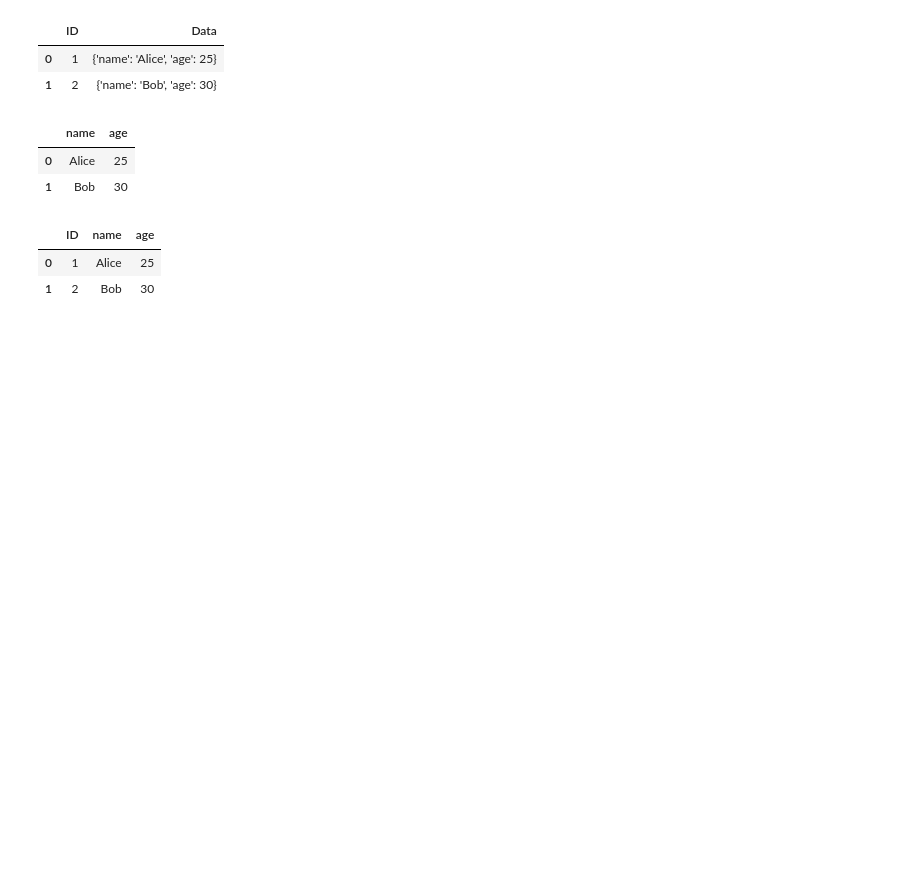
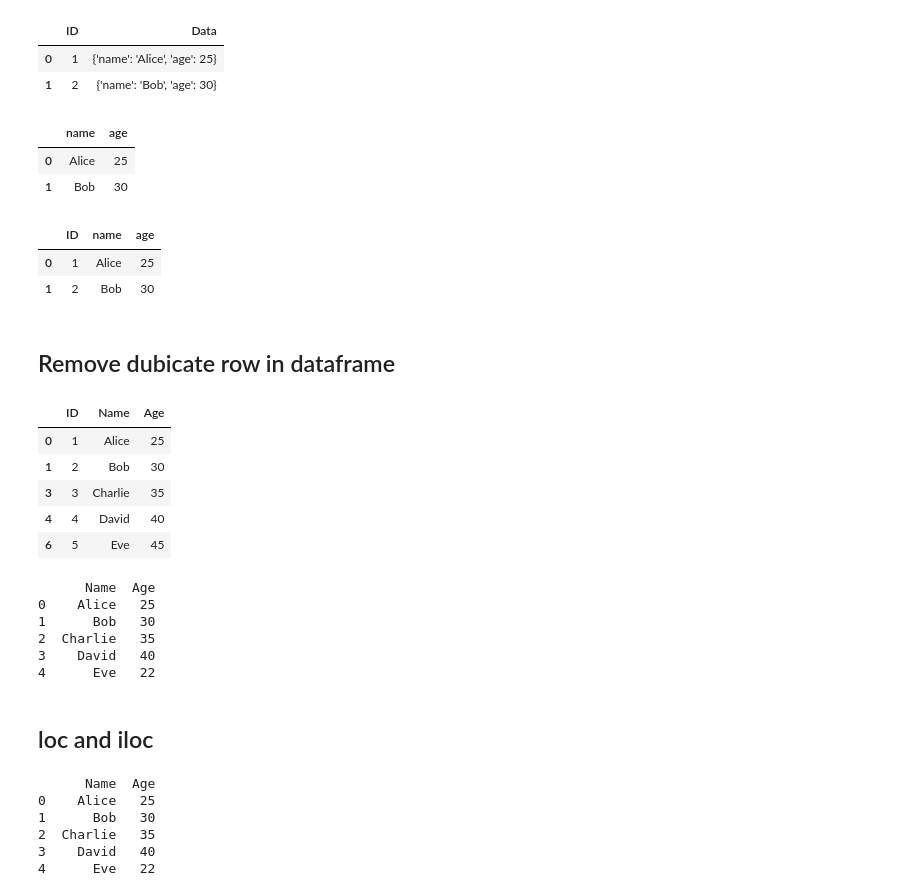
Before and after one commit to javeddevo/python_interview_programs, a Jupyter notebook: pandas.ipynb, the cells around one changed output. Cells and saved outputs as stored; diff of their text form; code cells hidden in the pictures; blank space fills up the shorter version.

Commit message:
chnages made in pandas file

```diff
--- a/pandas.ipynb
+++ b/pandas.ipynb
@@ -363,4 +363,67 @@ res
 | 0 | 1 | Alice | 25 |
 | 1 | 2 | Bob | 30 |
 # %% [markdown]
-##
+## Remove dubicate row in dataframe
+# %%
+import pandas as pd
+
+# Sample DataFrame with duplicates
+data = {
+    'ID': [1, 2, 2, 3, 4, 4, 5],
+    'Name': ['Alice', 'Bob', 'Bob', 'Charlie', 'David', 'David', 'Eve'],
+    'Age': [25, 30, 30, 35, 40, 40, 45]
+}
+
+df = pd.DataFrame(data)
+
+res=df.drop_duplicates()
+res
+# %% [output]
+|  | ID | Name | Age |
+| 0 | 1 | Alice | 25 |
+| 1 | 2 | Bob | 30 |
+| 3 | 3 | Charlie | 35 |
+| 4 | 4 | David | 40 |
+| 6 | 5 | Eve | 45 |
+# %%
+import pandas as pd
+
+# Creating a sample DataFrame
+data = {
+    "Name": ["Alice", "Bob", "Charlie", "David", "Eve"],
+    "Age": [25, 30, 35, 40, 22]
+}
+
+df = pd.DataFrame(data)
+
+# Display the DataFrame
+print(df)
+# %% [output]
+      Name  Age
+0    Alice   25
+1      Bob   30
+2  Charlie   35
+3    David   40
+4      Eve   22
+# %% [markdown]
+## loc and iloc
+# %%
+import pandas as pd
+
+# Creating a sample DataFrame
+data = {
+    "Name": ["Alice", "Bob", "Charlie", "David", "Eve"],
+    "Age": [25, 30, 35, 40, 22]
+}
+
+df = pd.DataFrame(data)
+
+# Display the DataFrame
+print(df)
+# %% [output]
+      Name  Age
+0    Alice   25
+1      Bob   30
+2  Charlie   35
+3    David   40
+4      Eve   22
```
Also changed, not shown: parts of 3 cells of this notebook, 1 other file.
